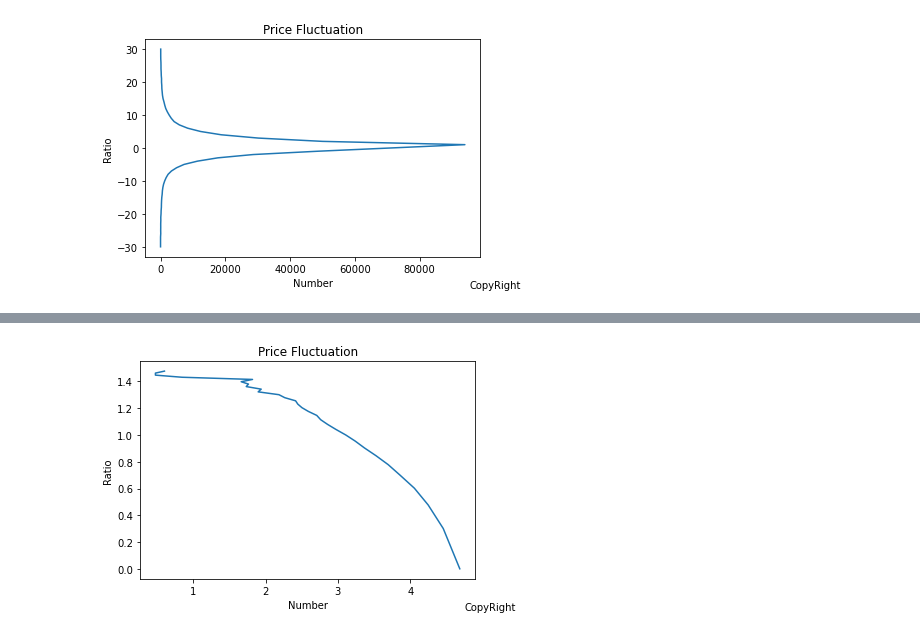
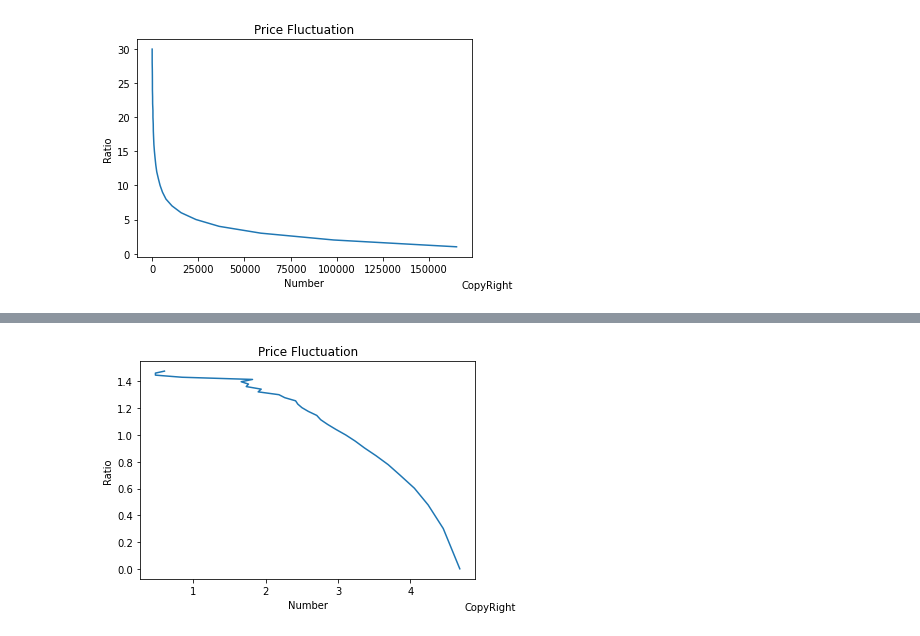
Before and after one commit to knjo/Graph_mining, a Jupyter notebook: HW1/power law.ipynb, the cells around one changed output, grey strips where cells are left out. Saved outputs shown, nothing was run; the diff lists cells and outputs as text; code cells hidden in the pictures.

```diff
--- a/HW1/power law.ipynb
+++ b/HW1/power law.ipynb
@@ -14,14 +14,16 @@ Stock = Stock.reset_index(drop=True)
 # %%
 import math
 ## 計算第 N 天後的價格差異
-def day_price(df , days , list_):
+def day_price(df , days , list_, absolute=False, skip=None):
     for i in range(len(df)-days):
+        if skip and skip(df, i): # 篩選
+            continue
         price_now = df.收盤價[i]
         price_tens = df.收盤價[i+days].tolist()
 
-        # Abs加上就是純波動，不論正負 (漲跌)
-        #diff = (price_tens-price_now)
-        diff = abs(price_tens-price_now)
+        diff = price_tens-price_now
+        if absolute: #是否不區分正負數？
+            diff = abs(diff)
 
         ## by the number of * and / can modify the interval of price ratio
         rise = math.ceil((diff/price_now*100)+0.001)
@@ -29,15 +31,16 @@ def day_price(df , days , list_):
             continue
         list_.append(rise)
 # %%
-def get_price_df (Stock , day , stock_list):
+def get_price_df (Stock , day , stock_list, absolute=False, skip=None):
     test_ = []
     for i in Stock_list :
         s = Stock[Stock['證券代號'] == i].reset_index(drop=True)
-        day_price(s,day,test_)
+        day_price(s,day,test_,absolute,skip)
 
     # 計算方便用datframe算個數
     X = pd.DataFrame()
     X['ratio'] = test_
+
     #print(X.ratio.value_counts())
 
     # 移植數量與漲幅到新的 DF，在對漲幅sort
@@ -49,14 +52,14 @@ def get_price_df (Stock , day , stock_list):
     for_plt = for_plt.reset_index(drop=True)
     return for_plt
 # %%
-for_plt = get_price_df (Stock , 3 , Stock_list)
+volatility = get_price_df(Stock, 3, Stock_list, True) #波動
 # %%
 import matplotlib.pyplot as plt
-plots = plt.plot(for_plt.number, for_plt.ratio)
+plots = plt.plot(volatility.number, volatility.ratio)
 plt.title('Price Fluctuation')
 plt.xlabel('Number')
 plt.ylabel('Ratio')
 plt.figtext(0.995, 0.01, 'CopyRight', ha='right', va='bottom')
 plt.show()
 # %% [output]
-[figure, old version]
+[figure, new version]
```
Also changed, not shown: parts of 11 cells of this notebook.
